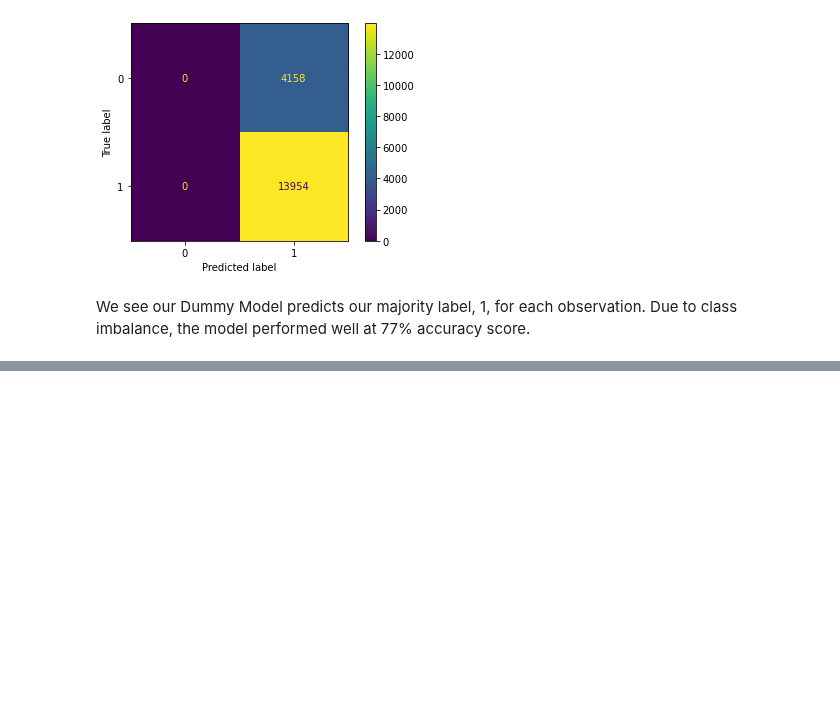
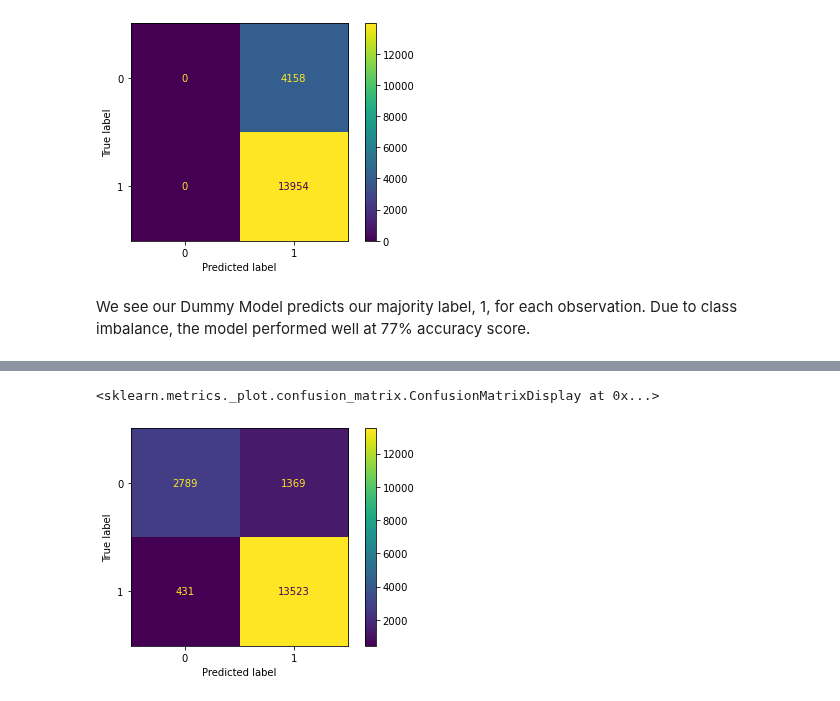
Before and after one commit to jlc0512/Utilizing-E-Commerce-Reviews-to-Predict-Comment-Sentiments, a Jupyter notebook: final_model_tuning.ipynb, the cells around one changed output, grey strips where cells are left out. Saved outputs shown, nothing was run; the diff lists cells and outputs as text; code cells hidden in the pictures; blank space fills up the shorter version.

```diff
--- a/final_model_tuning.ipynb
+++ b/final_model_tuning.ipynb
@@ -234,0 +259,7 @@ We see our Dummy Model predicts our majority label, 1, for each observation. Due
+# %%
+lr_pipe = Pipeline([
+           ('vect', TfidfVectorizer()),
+           ('lr', LogisticRegression(random_state=42)),
+])
+# %%
+lr_pipe.fit(X_train, y_train)
@@ -234,0 +285,5 @@ We see our Dummy Model predicts our majority label, 1, for each observation. Due
+# %%
+plot_confusion_matrix(lr_pipe, X_train, y_train)
+# %% [output]
+<sklearn.metrics._plot.confusion_matrix.ConfusionMatrixDisplay at 0x...>
+[figure, added]
```
Also changed, not shown: parts of 118 cells of this notebook, 3 other files.
